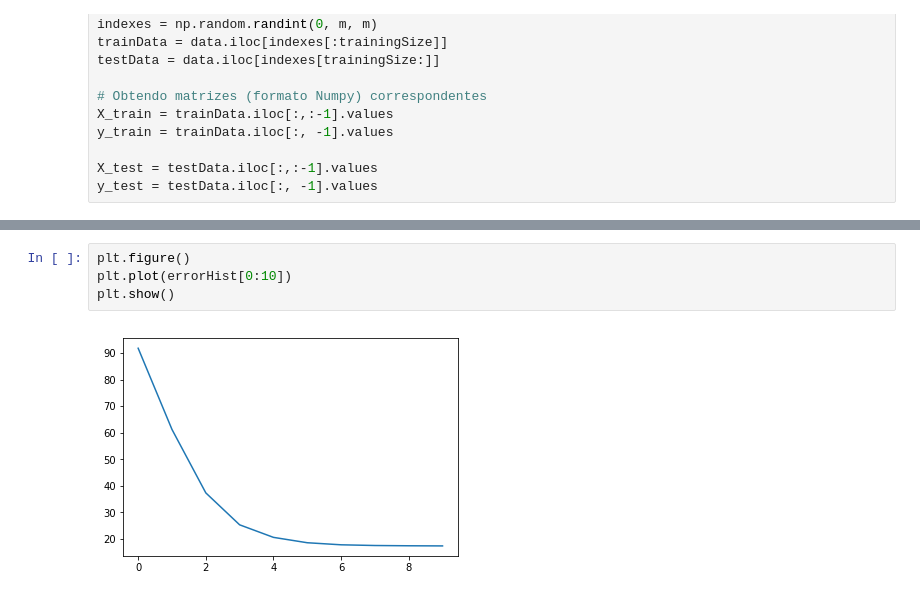
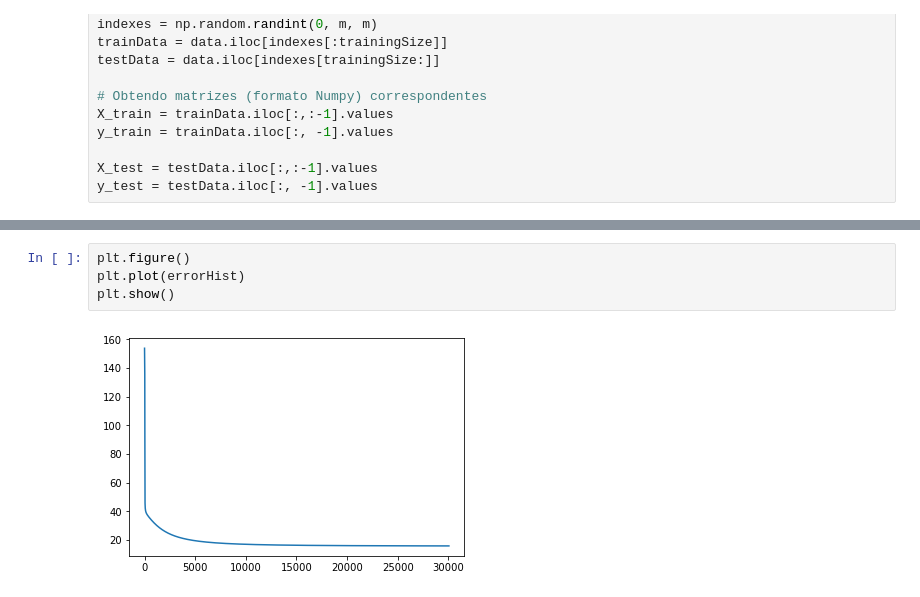
Before and after one commit to TioMinho/NeuralNetworks_SECOMP2k18, a Jupyter notebook: 02_Singlelayer_Perceptron.ipynb, the cells around one changed output, grey strips where cells are left out. Saved outputs shown, nothing was run; the diff lists cells and outputs as text.

```diff
--- a/02_Singlelayer_Perceptron.ipynb
+++ b/02_Singlelayer_Perceptron.ipynb
@@ -132,6 +205,6 @@ Convergence reached!
 # %%
 plt.figure()
-plt.plot(errorHist[0:10])
+plt.plot(errorHist)
 plt.show()
 # %% [output]
-[figure, old version]
+[figure, new version]
```
Also changed, not shown: parts of 17 cells of this notebook, 1 other file.
